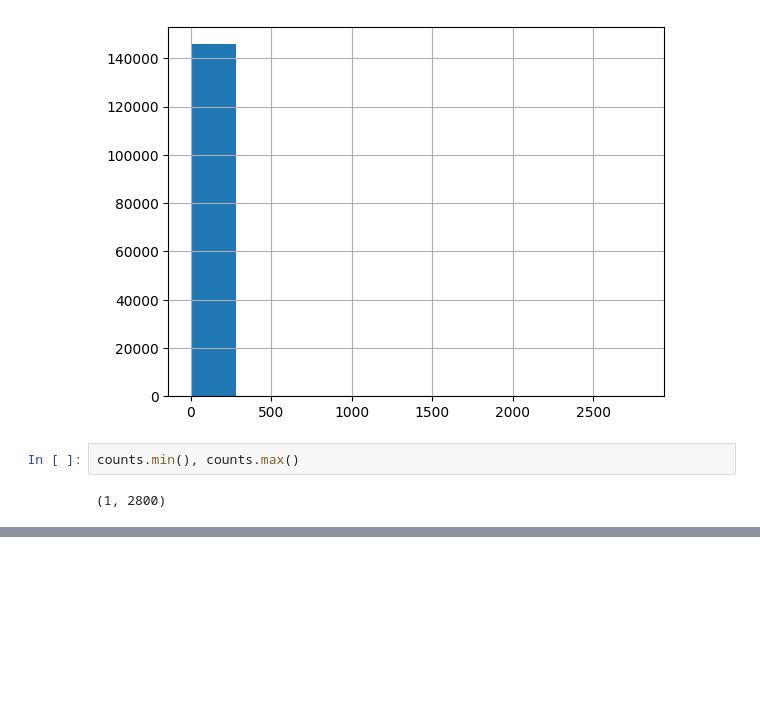
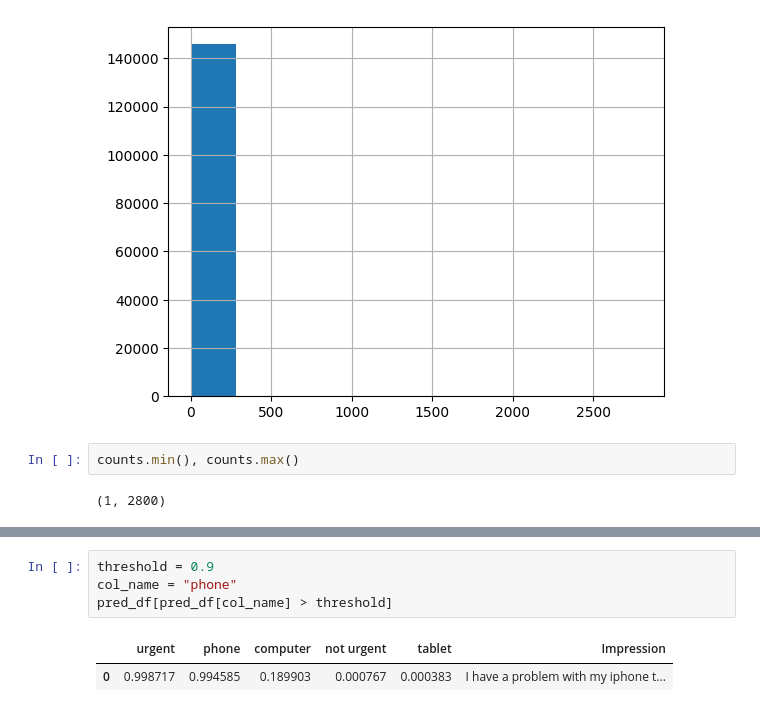
Before and after one commit to karengarm/Project-CS224N-ED-Disposition, a Jupyter notebook: explore.ipynb, the cells around one changed output, grey strips where cells are left out. Cells and saved outputs as stored; diff of their text form; blank space fills up the shorter version.

```diff
--- a/explore.ipynb
+++ b/explore.ipynb
@@ -34,0 +71,7 @@ counts.min(), counts.max()
+# %%
+threshold = 0.9
+col_name = "phone"
+pred_df[pred_df[col_name] > threshold]
+# %% [output]
+|  | urgent | phone | computer | not urgent | tablet | Impression |
+| 0 | 0.998717 | 0.994585 | 0.189903 | 0.000767 | 0.000383 | I have a problem with my iphone t... |
```
Also changed, not shown: parts of 4 cells of this notebook, 3 other files.
